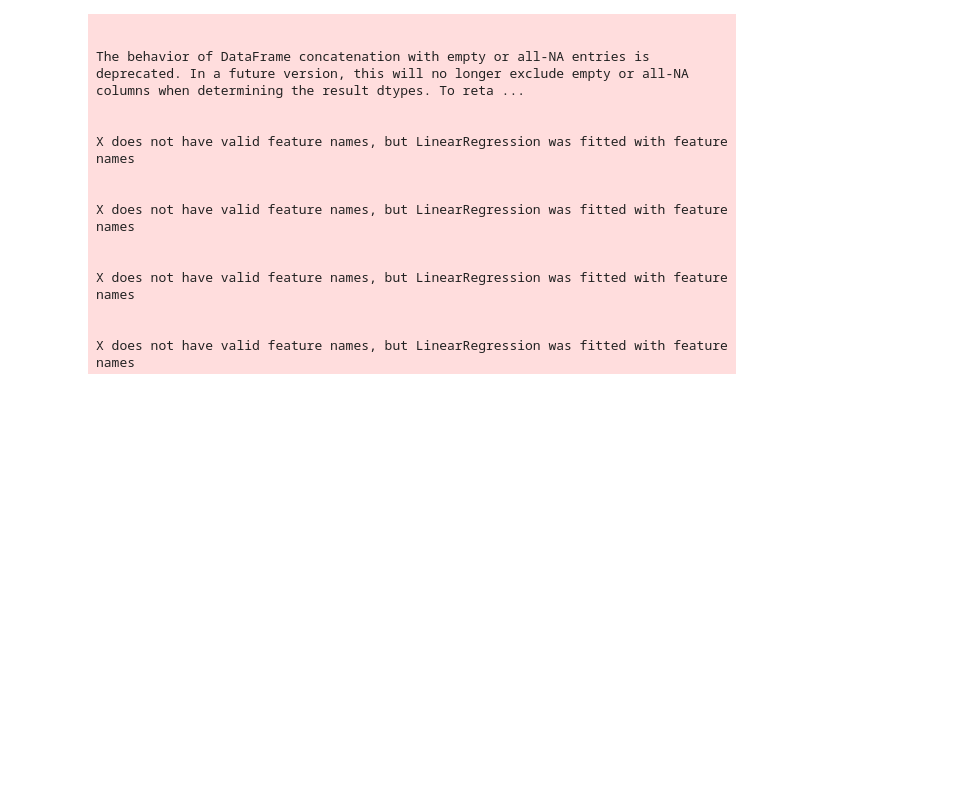
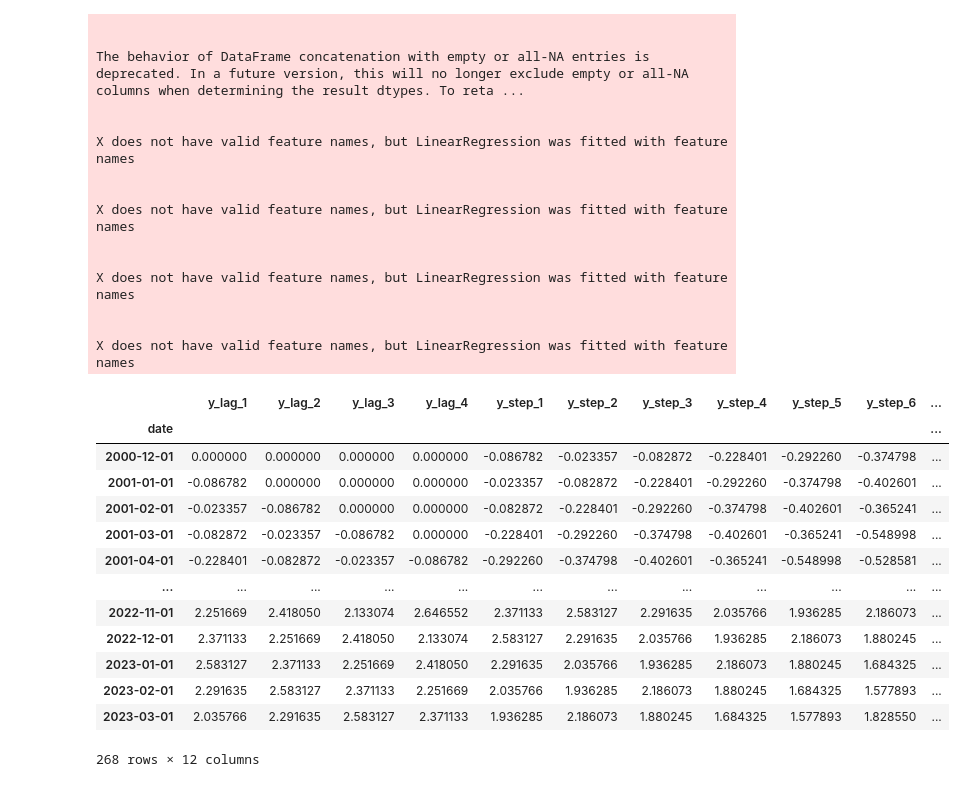
Before and after one commit to ztrehlk/Econ-Trends, a Jupyter notebook: Plotly Visualizations (Exploratory).ipynb, the cells around one changed output. Drawn from its saved outputs; the diff is of its cells as text; code cells hidden in the pictures; blank space fills up the shorter version.

```diff
--- a/Plotly Visualizations.ipynb
+++ b/Plotly Visualizations (Exploratory).ipynb
@@ -242,3 +242,20 @@ fig.update_layout(title="Forecasting Job Openings", xaxis_title="Date")
 fig.update_layout(margin=dict(l=60, r=60, t=40, b=70), paper_bgcolor="floralwhite")
 
 fig.show()
+# %%
+pd.merge(X, y, on='date')
+# %% [output]
+|  | y_lag_1 | y_lag_2 | y_lag_3 | y_lag_4 | y_step_1 | y_step_2 | y_step_3 | y_step_4 | y_step_5 | y_step_6 | ... |
+| date |  |  |  |  |  |  |  |  |  |  | ... |
+| 2000-12-01 | 0.000000 | 0.000000 | 0.000000 | 0.000000 | -0.086782 | -0.023357 | -0.082872 | -0.228401 | -0.292260 | -0.374798 | ... |
+| 2001-01-01 | -0.086782 | 0.000000 | 0.000000 | 0.000000 | -0.023357 | -0.082872 | -0.228401 | -0.292260 | -0.374798 | -0.402601 | ... |
+| 2001-02-01 | -0.023357 | -0.086782 | 0.000000 | 0.000000 | -0.082872 | -0.228401 | -0.292260 | -0.374798 | -0.402601 | -0.365241 | ... |
+| 2001-03-01 | -0.082872 | -0.023357 | -0.086782 | 0.000000 | -0.228401 | -0.292260 | -0.374798 | -0.402601 | -0.365241 | -0.548998 | ... |
+| 2001-04-01 | -0.228401 | -0.082872 | -0.023357 | -0.086782 | -0.292260 | -0.374798 | -0.402601 | -0.365241 | -0.548998 | -0.528581 | ... |
+| ... | ... | ... | ... | ... | ... | ... | ... | ... | ... | ... | ... |
+| 2022-11-01 | 2.251669 | 2.418050 | 2.133074 | 2.646552 | 2.371133 | 2.583127 | 2.291635 | 2.035766 | 1.936285 | 2.186073 | ... |
+| 2022-12-01 | 2.371133 | 2.251669 | 2.418050 | 2.133074 | 2.583127 | 2.291635 | 2.035766 | 1.936285 | 2.186073 | 1.880245 | ... |
+| 2023-01-01 | 2.583127 | 2.371133 | 2.251669 | 2.418050 | 2.291635 | 2.035766 | 1.936285 | 2.186073 | 1.880245 | 1.684325 | ... |
+| 2023-02-01 | 2.291635 | 2.583127 | 2.371133 | 2.251669 | 2.035766 | 1.936285 | 2.186073 | 1.880245 | 1.684325 | 1.577893 | ... |
+| 2023-03-01 | 2.035766 | 2.291635 | 2.583127 | 2.371133 | 1.936285 | 2.186073 | 1.880245 | 1.684325 | 1.577893 | 1.828550 | ... |
+268 rows × 12 columns
```
Also changed, not shown: parts of 1 cell of this notebook, 3 other files.
